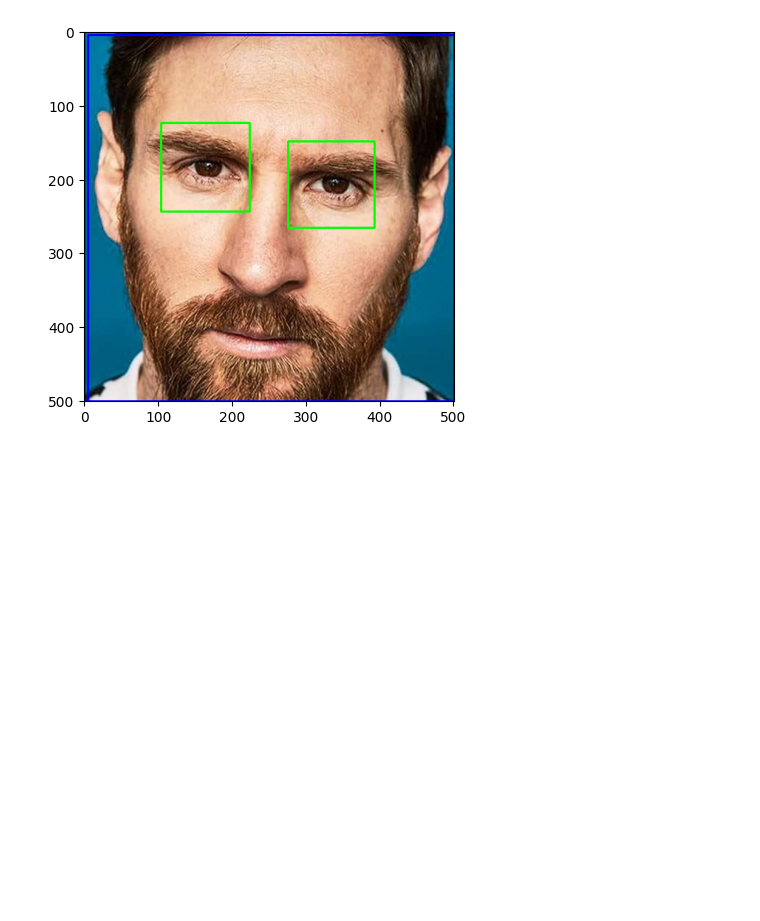
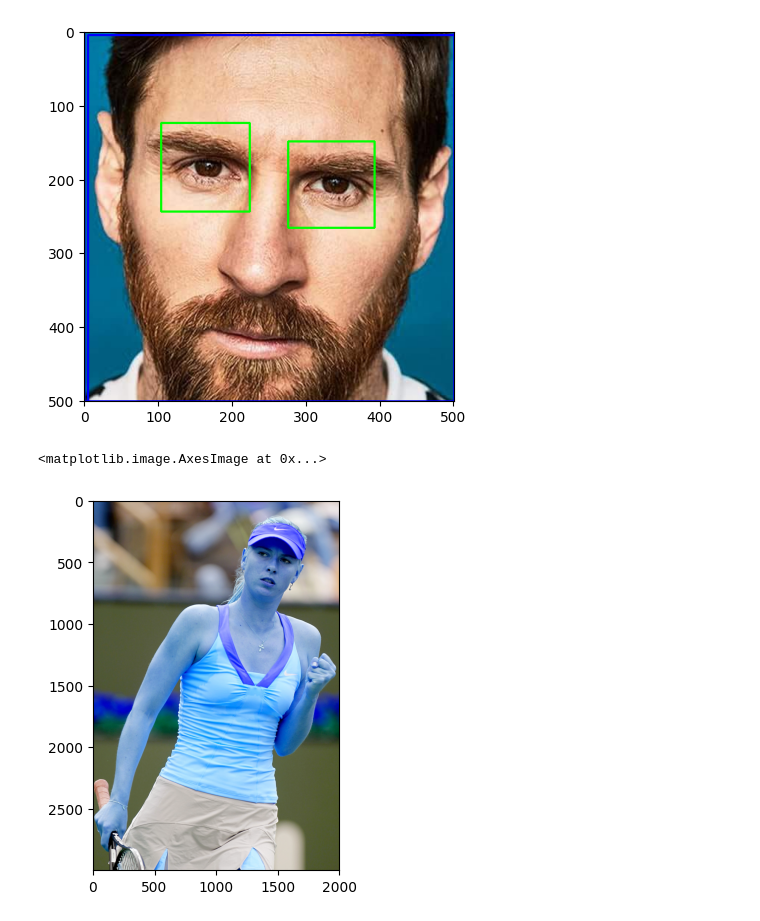
Before and after one commit to niyomugaboetiene/face-recognation-app, a Jupyter notebook: model/model.ipynb, the cells around one changed output. Saved outputs shown, nothing was run; the diff lists cells and outputs as text; code cells hidden in the pictures; blank space fills up the shorter version.

```diff
--- a/model/model.ipynb
+++ b/model/model.ipynb
@@ -174,3 +174,7 @@ def cropp_image_if_2_eyes(image_path):
             return roi_color
 # %%
 original_image = cv2.imread('../images_dataset/maria_sharapova/2-70.jpg')
+plt.imshow(original_image)
+# %% [output]
+<matplotlib.image.AxesImage at 0x...>
+[figure, added]
```
